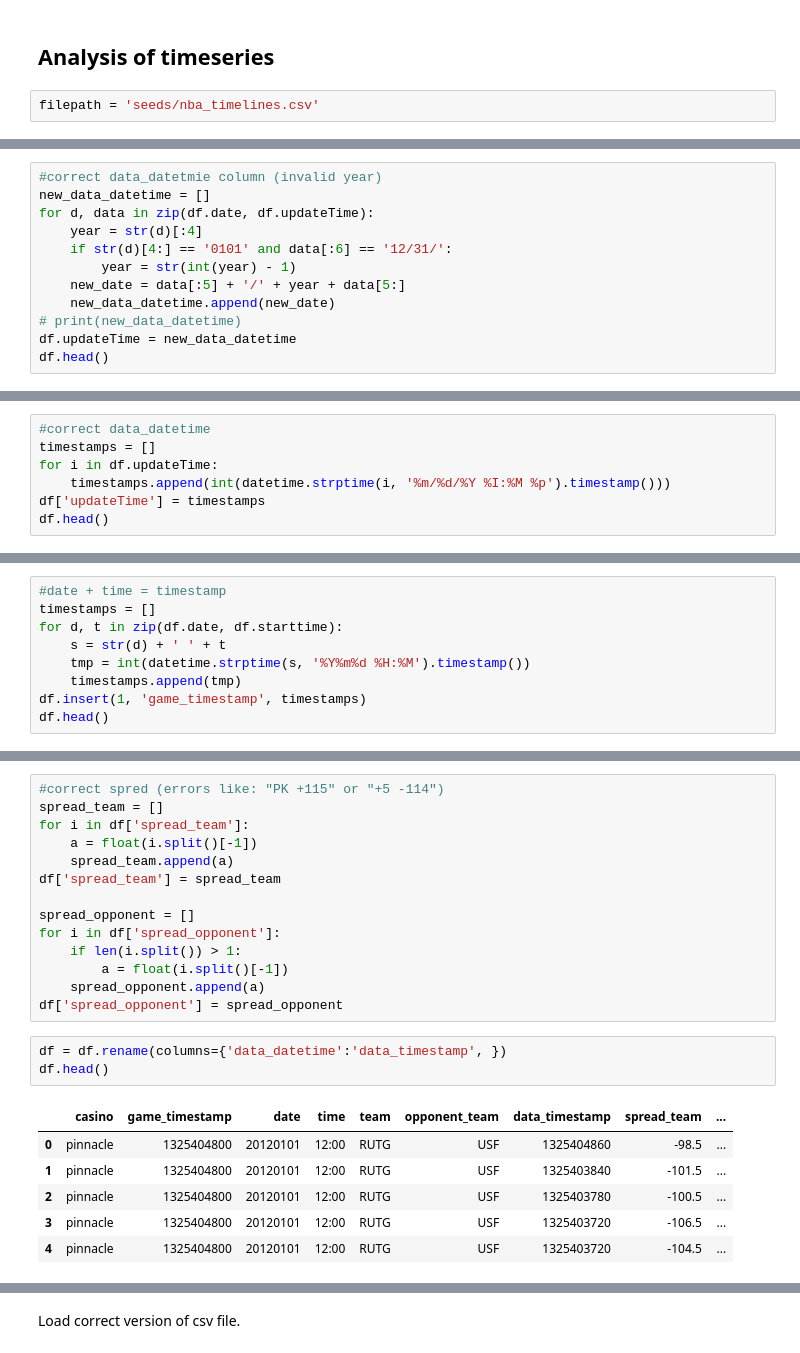
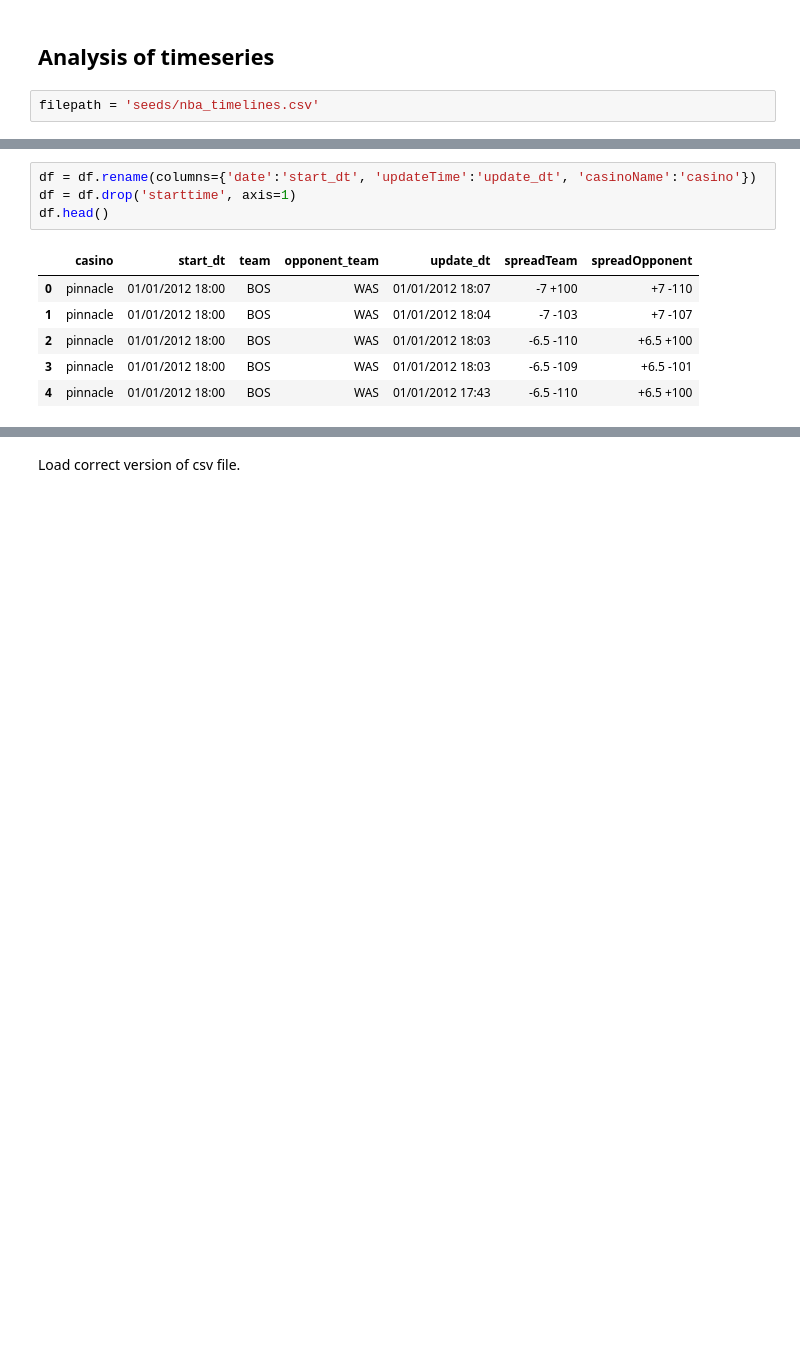
Before and after one commit to denilv/Betting-visualization, a Jupyter notebook: NBA/timeseries_analysis.ipynb, the cells around one changed output, grey strips where cells are left out. Drawn from its saved outputs; the diff is of its cells as text; blank space fills up the shorter version.

```diff
--- a/NBA/timeseries_analysis.ipynb
+++ b/NBA/timeseries_analysis.ipynb
@@ -62,12 +96,0 @@ df.head()
-# %%
-#correct data_datetmie column (invalid year)
-new_data_datetime = []
-for d, data in zip(df.date, df.updateTime):
-    year = str(d)[:4]
-    if str(d)[4:] == '0101' and data[:6] == '12/31/':
-        year = str(int(year) - 1)
-    new_date = data[:5] + '/' + year + data[5:]
-    new_data_datetime.append(new_date)
-# print(new_data_datetime)
-df.updateTime = new_data_datetime
-df.head()
@@ -81,7 +96,0 @@ df.head()
-# %%
-#correct data_datetime
-timestamps = []
-for i in df.updateTime:
-    timestamps.append(int(datetime.strptime(i, '%m/%d/%Y %I:%M %p').timestamp()))
-df['updateTime'] = timestamps
-df.head()
@@ -95,9 +96,0 @@ df.head()
-# %%
-#date + time = timestamp
-timestamps = []
-for d, t in zip(df.date, df.starttime):
-    s = str(d) + ' ' + t
-    tmp = int(datetime.strptime(s, '%Y%m%d %H:%M').timestamp())
-    timestamps.append(tmp)
-df.insert(1, 'game_timestamp', timestamps)
-df.head()
@@ -111,24 +97,11 @@ df.head()
-# %%
-#correct spred (errors like: "PK +115" or "+5 -114")
-spread_team = []
-for i in df['spread_team']:
-    a = float(i.split()[-1])
-    spread_team.append(a)
-df['spread_team'] = spread_team
-
-spread_opponent = []
-for i in df['spread_opponent']:
-    if len(i.split()) > 1:
-        a = float(i.split()[-1])
-    spread_opponent.append(a)
-df['spread_opponent'] = spread_opponent
 # %%
-df = df.rename(columns={'data_datetime':'data_timestamp', })
+df = df.rename(columns={'date':'start_dt', 'updateTime':'update_dt', 'casinoName':'casino'})
+df = df.drop('starttime', axis=1)
 df.head()
 # %% [output]
-|  | casino | game_timestamp | date | time | team | opponent_team | data_timestamp | spread_team | ... |
-| 0 | pinnacle | 1325404800 | 20120101 | 12:00 | RUTG | USF | 1325404860 | -98.5 | ... |
-| 1 | pinnacle | 1325404800 | 20120101 | 12:00 | RUTG | USF | 1325403840 | -101.5 | ... |
-| 2 | pinnacle | 1325404800 | 20120101 | 12:00 | RUTG | USF | 1325403780 | -100.5 | ... |
-| 3 | pinnacle | 1325404800 | 20120101 | 12:00 | RUTG | USF | 1325403720 | -106.5 | ... |
-| 4 | pinnacle | 1325404800 | 20120101 | 12:00 | RUTG | USF | 1325403720 | -104.5 | ... |
+|  | casino | start_dt | team | opponent_team | update_dt | spreadTeam | spreadOpponent |
+| 0 | pinnacle | 01/01/2012 18:00 | BOS | WAS | 01/01/2012 18:07 | -7 +100 | +7 -110 |
+| 1 | pinnacle | 01/01/2012 18:00 | BOS | WAS | 01/01/2012 18:04 | -7 -103 | +7 -107 |
+| 2 | pinnacle | 01/01/2012 18:00 | BOS | WAS | 01/01/2012 18:03 | -6.5 -110 | +6.5 +100 |
+| 3 | pinnacle | 01/01/2012 18:00 | BOS | WAS | 01/01/2012 18:03 | -6.5 -109 | +6.5 -101 |
+| 4 | pinnacle | 01/01/2012 18:00 | BOS | WAS | 01/01/2012 17:43 | -6.5 -110 | +6.5 +100 |
```
Also changed, not shown: parts of 25 cells of this notebook, 6 other files.
